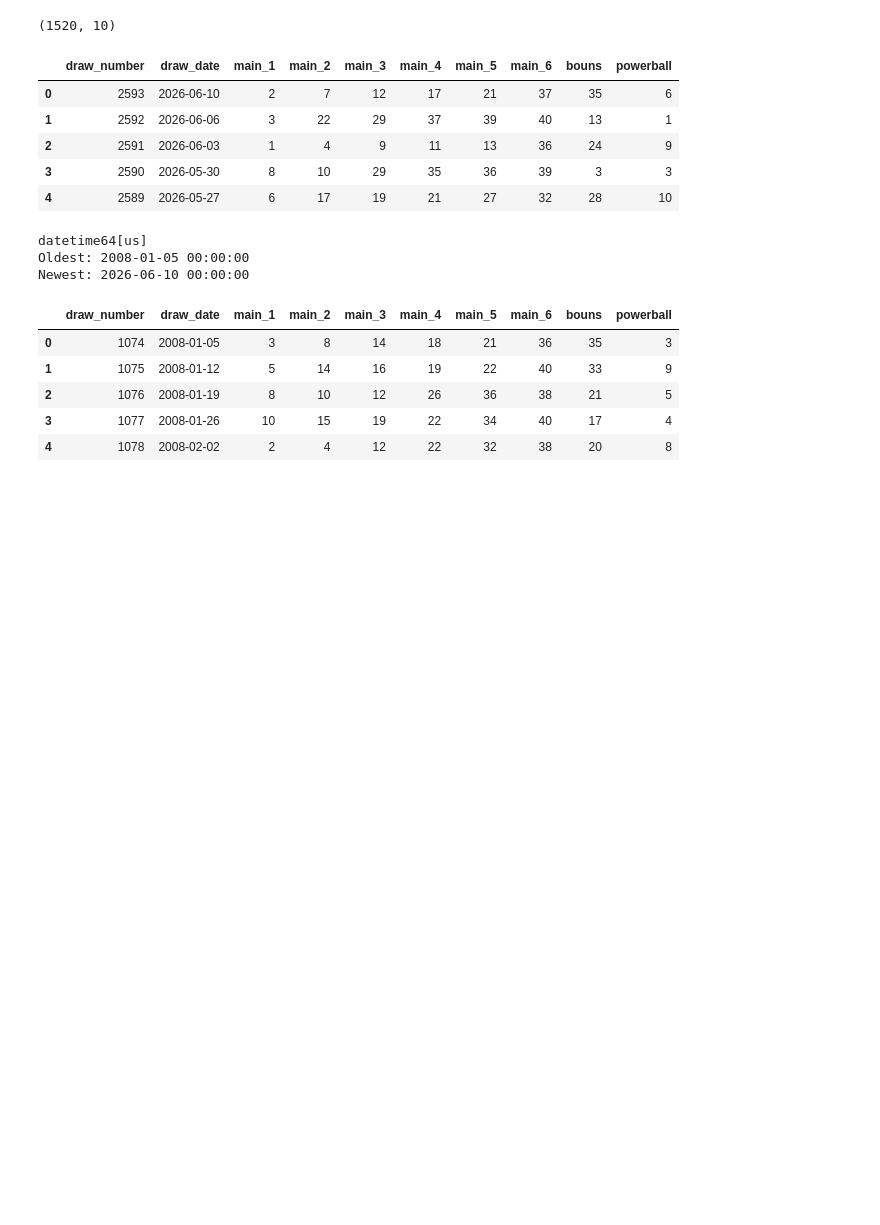
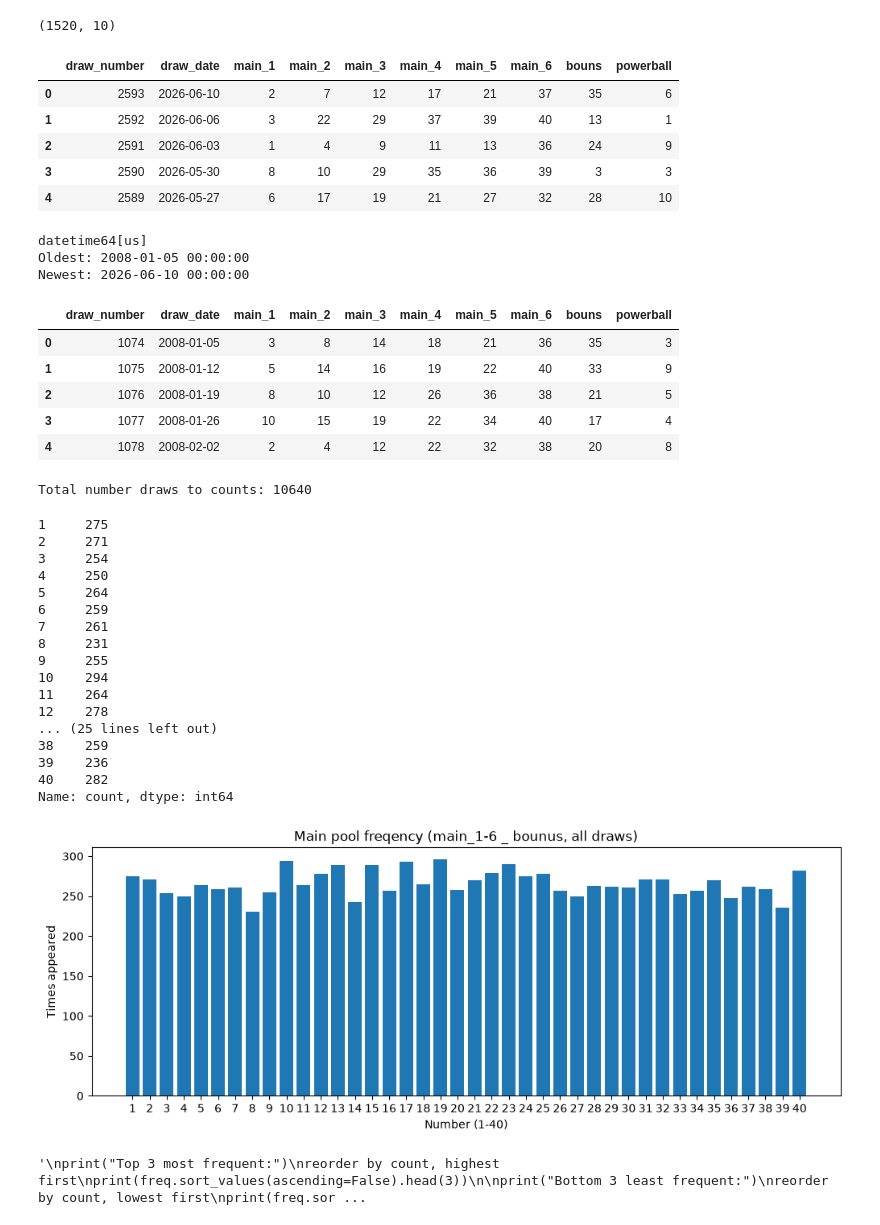
Before and after one commit to Ellywoooo/PowerballBot, a Jupyter notebook: notebooks/exploration.ipynb, the cells around one changed output. Saved outputs shown, nothing was run; the diff lists cells and outputs as text; code cells hidden in the pictures; blank space fills up the shorter version.

Commit message:
Charted the main and powerball numbers with matplotlib

```diff
--- a/notebooks/exploration.ipynb
+++ b/notebooks/exploration.ipynb
@@ -46,3 +51,69 @@ Newest: 2026-06-10 00:00:00
 | 2 | 1076 | 2008-01-19 | 8 | 10 | 12 | 26 | 36 | 38 | 21 | 5 |
 | 3 | 1077 | 2008-01-26 | 10 | 15 | 19 | 22 | 34 | 40 | 17 | 4 |
 | 4 | 1078 | 2008-02-02 | 2 | 4 | 12 | 22 | 32 | 38 | 20 | 8 |
+# %%
+# Faltten all main number columns into the 1D array for counting easier
+
+main_cols = ["main_1", "main_2", "main_3", "main_4", "main_5", "main_6", "bouns"]
+
+# df[main_cols] passing a list of column from the df[main_cols]. 1520 rows and 7 column table.
+# .values is that convers the pandas table into a numpy array (raw data).
+# .flatten() reshapes the data from 2D to 1D.
+all_main_numbers = df[main_cols].values.flatten()
+
+# len() counts the number of elements in the array.
+print(f"Total number draws to counts: {len(all_main_numbers)}")
+# %% [output]
+Total number draws to counts: 10640
+# %%
+# Takes all_main_numbers from cell4 and counts how many times each number(1-40) apperaed.
+
+import pandas as pd
+import matplotlib.pyplot as plt
+
+# pd.Series(all_main_numbers) is wraps it back into a pandas Series(single-column table.)
+# .value_counts() counts the number of occurences of each number.
+# .sort_index() sorts the numbers by their index.(easier to read.)
+freq = pd.Series(all_main_numbers).value_counts().sort_index()
+
+print(freq)
+
+plt.figure(figsize=(12, 4))
+plt.bar(freq.index, freq.values)
+plt.xlabel("Number (1-40)")
+plt.ylabel("Times appeared")
+plt.title("Main pool freqency (main_1-6 _ bounus, all draws)")
+plt.xticks(range(1, 41)) # Show every number 1-40 on the x-axis
+plt.tight_layout() # Make sure the plot is not cut off
+plt.show()
+# Practice
+'''
+print("Top 3 most frequent:")
+reorder by count, highest first
+print(freq.sort_values(ascending=False).head(3))
+
+print("Bottom 3 least frequent:")
+reorder by count, lowest first
+print(freq.sort_values(ascending=True).head(3))
+
+'''
+# %% [output]
+1     275
+2     271
+3     254
+4     250
+5     264
+6     259
+7     261
+8     231
+9     255
+10    294
+11    264
+12    278
+... (25 lines left out)
+38    259
+39    236
+40    282
+Name: count, dtype: int64
+[figure, added]
+'\nprint("Top 3 most frequent:")\nreorder by count, highest first\nprint(freq.sort_values(ascending=False).head(3))\n\nprint("Bottom 3 least frequent:")\nreorder by count, lowest first\nprint(freq.sor ...
```
Also changed, not shown: parts of 3 cells of this notebook.
